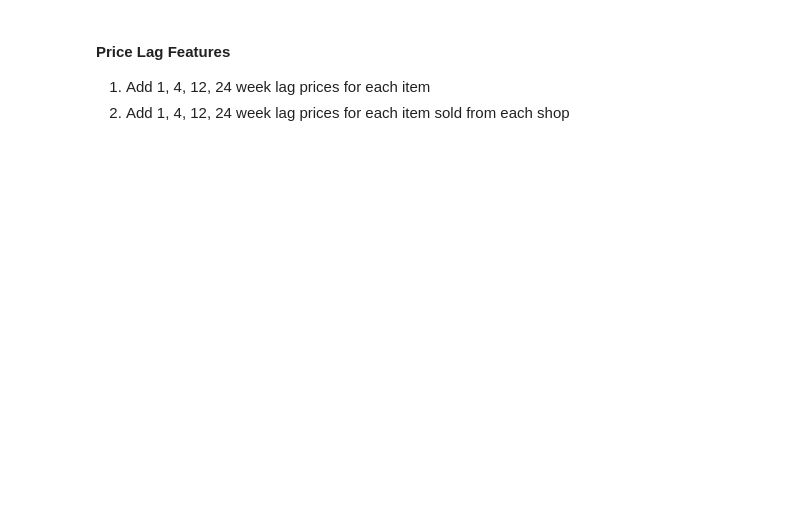
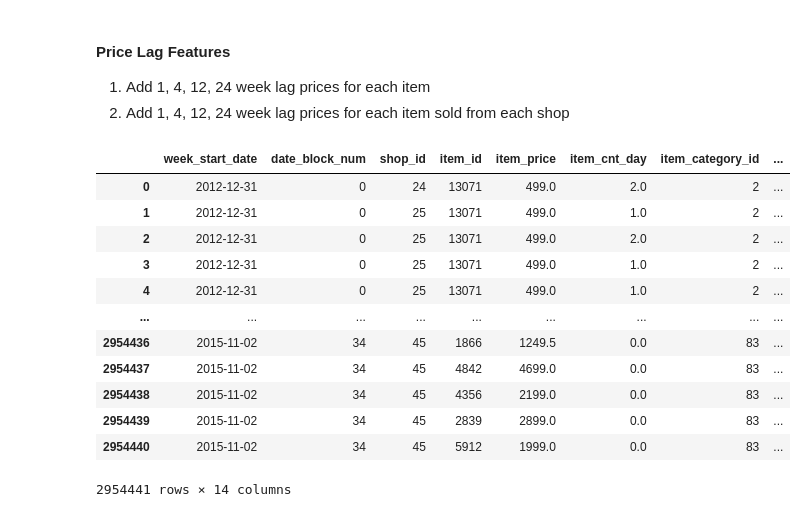
Before and after one commit to ManashJKonwar/ML-Retail-Sales, a Jupyter notebook: modelling_pipeline/feature_engg_script_v02.ipynb, the cells around one changed output. Cells and saved outputs as stored; diff of their text form; code cells hidden in the pictures; blank space fills up the shorter version.

```diff
--- a/modelling_pipeline/feature_engg_script_v02.ipynb
+++ b/modelling_pipeline/feature_engg_script_v02.ipynb
@@ -155,16 +287,3 @@ train_data
 #### Price Lag Features
 1. Add 1, 4, 12, 24 week lag prices for each item
 2. Add 1, 4, 12, 24 week lag prices for each item sold from each shop
-# %%
-item_concat_data = pd.DataFrame(columns=['week_start_date', 'item_price', 'item_id', 'price_lag_item_1', 'price_lag_item_4', 'price_lag_item_12', 'price_lag_item_24'])
-for item in tqdm(train_data.item_id.unique()):
-    item_data = train_data.loc[train_data.item_id.isin([item])].sort_values('week_start_date')
-    item_data = item_data.groupby('week_start_date').agg({'item_price':'mean'}).reset_index()
-    item_data['item_id'] = item
-
-    for week_lag in [1, 4, 12, 24]:
-        item_data['price_lag_item_'+str(week_lag)] = item_data['item_price'].shift(week_lag)
-
-    item_concat_data = pd.concat([item_concat_data, item_data], axis=0, ignore_index=True)
-
-item_concat_data
@@ -174,0 +290,45 @@ pd.merge(train_data, item_concat_data, how='left', on='item_id')
+# %%
+lag_period = [1,4,12,24]
+# %%
+df_item_price_lagged =  pd.DataFrame()
+
+if enable_price_lag_features:
+    # Generate lag prices for each item
+    item_concat_data = train_test_set[['week_start_date', 'item_id', 'item_price']].copy()
+    item_concat_data = item_concat_data.groupby(['week_start_date', 'item_id']).agg({'item_price':'mean'}).reset_index()
+    item_concat_data.drop_duplicates(inplace=True)
+
+    # Set index
+    item_concat_data = item_concat_data.set_index(['week_start_date', 'item_id'])
+
+    for lag_no in tqdm(lag_period, desc='Generating item price lags'):
+        intermediate_item_concat_data = item_concat_data.copy()
+        intermediate_item_concat_data = intermediate_item_concat_data.unstack().shift(lag_no)
+        intermediate_item_concat_data = intermediate_item_concat_data.stack(dropna=False).reset_index()
+        intermediate_item_concat_data.rename(columns={'item_price':'price_lag_item_'+str(lag_no)}, inplace=True)
+
+        df_item_price_lagged = intermediate_item_concat_data.copy() if len(df_item_price_lagged)==0 else \
+                            pd.merge(df_item_price_lagged, intermediate_item_concat_data[['week_start_date', 'item_id', 'price_lag_item_'+str(lag_no)]], how='left', on=['week_start_date', 'item_id'])
+
+    # Merging with train test data
+    train_test_set = pd.merge(train_test_set, df_item_price_lagged, how='left', on=['week_start_date','item_id']).reset_index(drop=True)
+
+    # Replacing nan values with 0
+    for lag_no in lag_period:
+        train_test_set['price_lag_item_'+str(lag_no)] = train_test_set['price_lag_item_'+str(lag_no)].fillna(0)
+
+train_test_set
+# %% [output]
+|  | week_start_date | date_block_num | shop_id | item_id | item_price | item_cnt_day | item_category_id | ... |
+| 0 | 2012-12-31 | 0 | 24 | 13071 | 499.0 | 2.0 | 2 | ... |
+| 1 | 2012-12-31 | 0 | 25 | 13071 | 499.0 | 1.0 | 2 | ... |
+| 2 | 2012-12-31 | 0 | 25 | 13071 | 499.0 | 2.0 | 2 | ... |
+| 3 | 2012-12-31 | 0 | 25 | 13071 | 499.0 | 1.0 | 2 | ... |
+| 4 | 2012-12-31 | 0 | 25 | 13071 | 499.0 | 1.0 | 2 | ... |
+| ... | ... | ... | ... | ... | ... | ... | ... | ... |
+| 2954436 | 2015-11-02 | 34 | 45 | 1866 | 1249.5 | 0.0 | 83 | ... |
+| 2954437 | 2015-11-02 | 34 | 45 | 4842 | 4699.0 | 0.0 | 83 | ... |
+| 2954438 | 2015-11-02 | 34 | 45 | 4356 | 2199.0 | 0.0 | 83 | ... |
+| 2954439 | 2015-11-02 | 34 | 45 | 2839 | 2899.0 | 0.0 | 83 | ... |
+| 2954440 | 2015-11-02 | 34 | 45 | 5912 | 1999.0 | 0.0 | 83 | ... |
+2954441 rows × 14 columns
```
Also changed, not shown: parts of 20 cells of this notebook.
